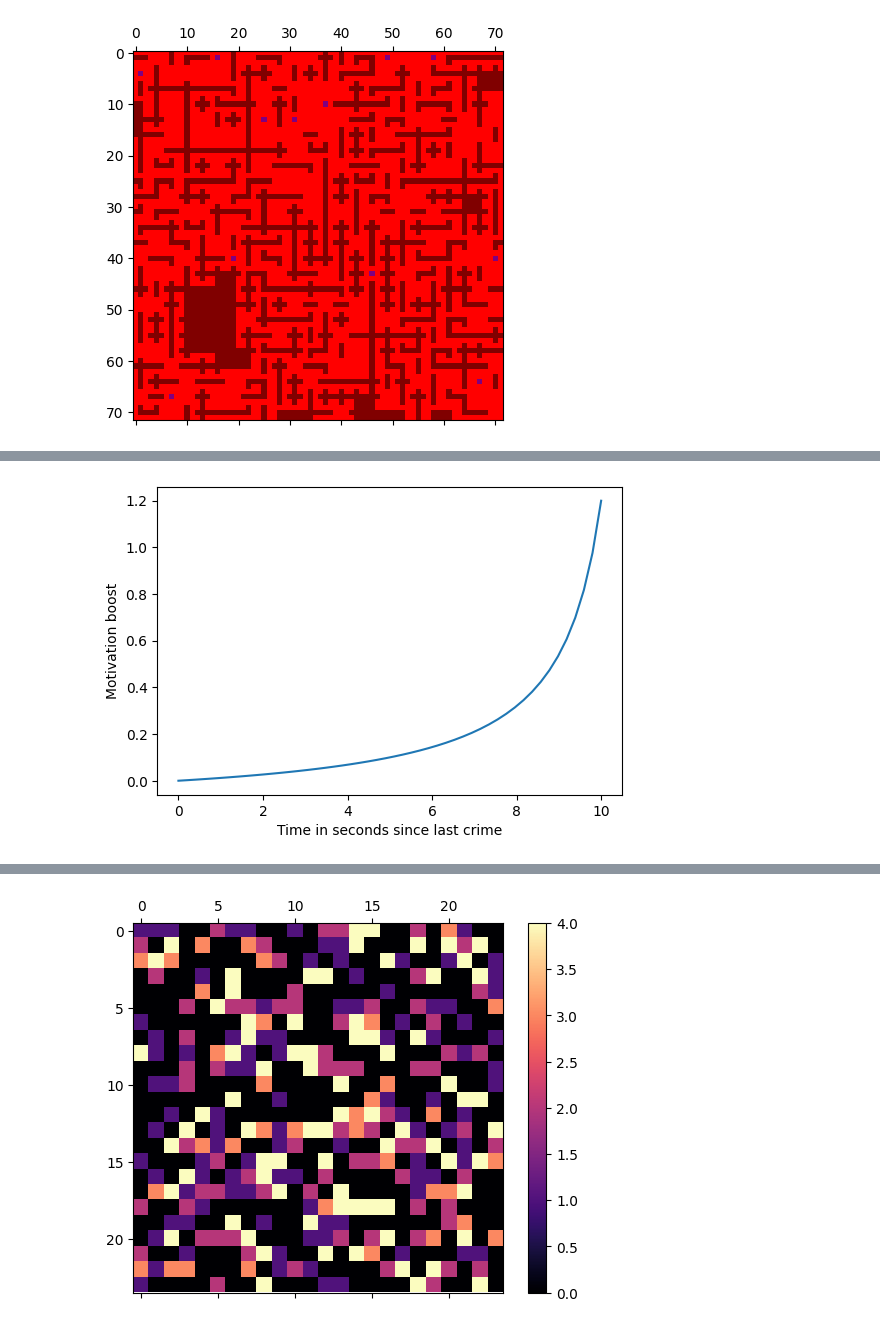
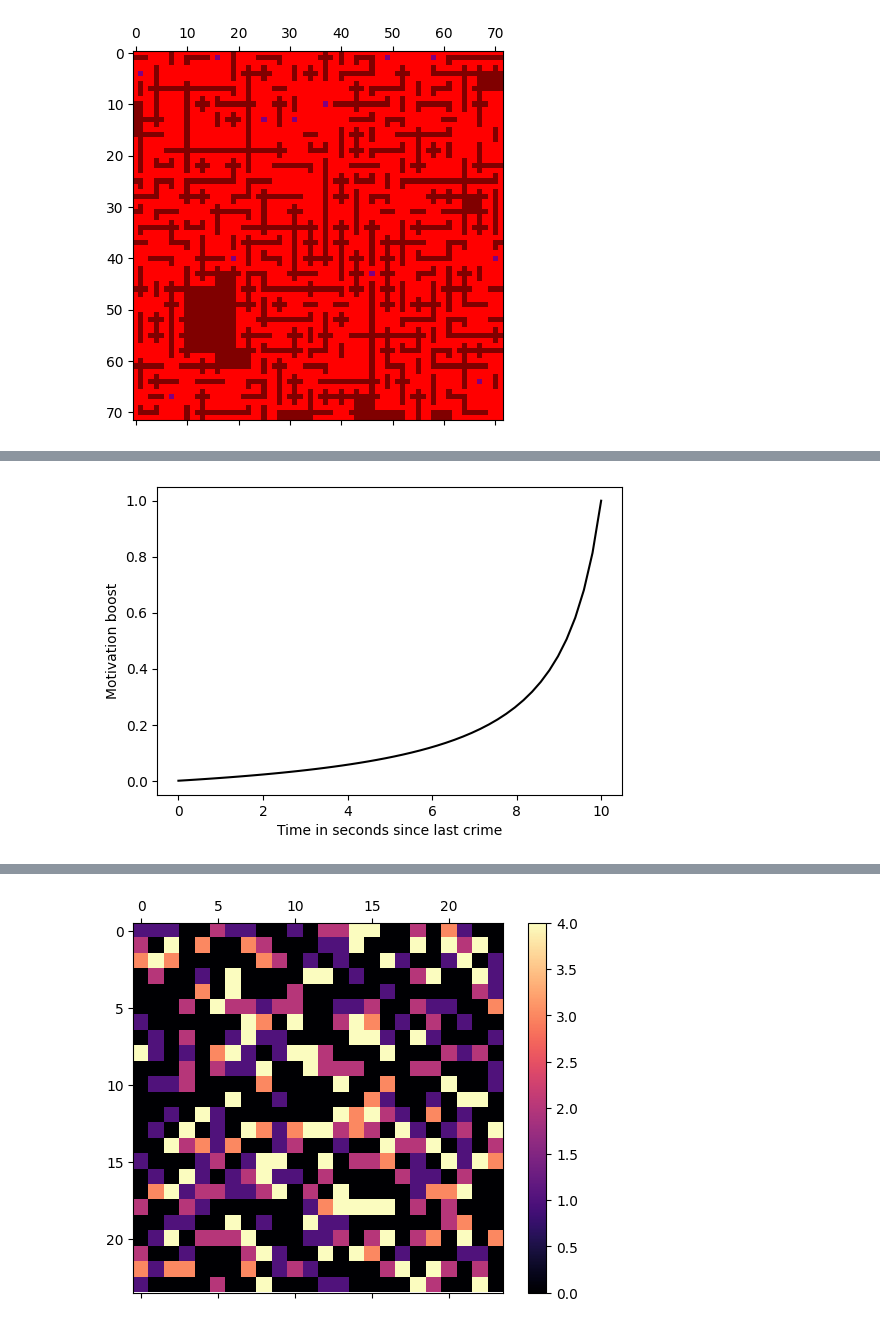
Before and after one commit to viktorvesely/TaC, a Jupyter notebook: simulation/explore.ipynb, the cells around one changed output, grey strips where cells are left out. Saved outputs shown, nothing was run; the diff lists cells and outputs as text; code cells hidden in the pictures.

```diff
--- a/simulation/explore.ipynb
+++ b/simulation/explore.ipynb
@@ -969,20 +972,20 @@ fig.savefig("./data/thiefselection.pdf")
 # %%
 fig, ax = plt.subplots(figsize=(6, 4))
 
 k = 0.11
 l = 1.1
 base = 1
 x = np.linspace(0, 1, 50, endpoint=True)
-occlusion = ((-k) / (x -l) - (k/l)) * base * 1.2
+occlusion = ((-k) / (x -l) - (k/l)) * base
 
 xticks = np.linspace(0, 10, 50, endpoint=True)
 
-ax.plot(xticks, occlusion)
+ax.plot(xticks, occlusion, color="black")
 ax.set_xlabel('Time in seconds since last crime')
 ax.set_ylabel("Motivation boost")
 fig.savefig("./data/frustration.pdf")
 # %% [output]
-[figure, old version]
+[figure, new version]
 # %%
 fig, ax = plt.subplots(figsize=(6, 4))
 
```
Also changed, not shown: parts of 3 cells of this notebook, 29 other files.
